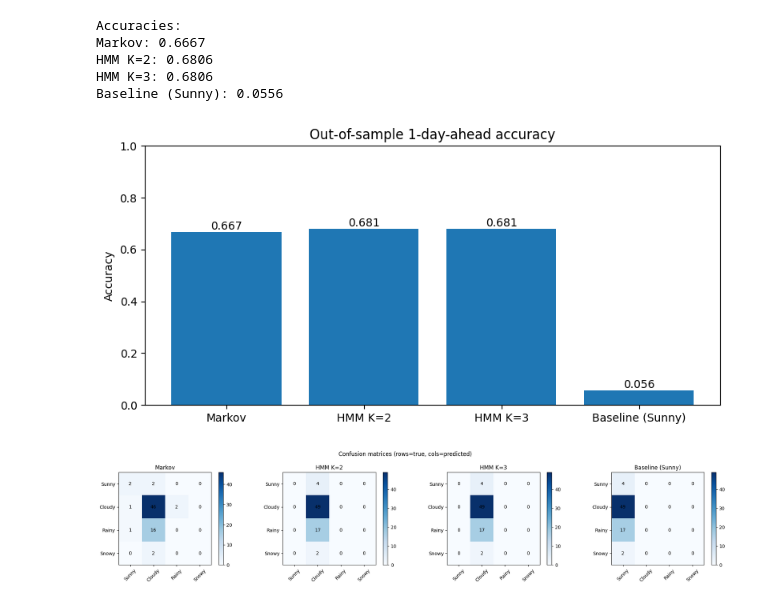
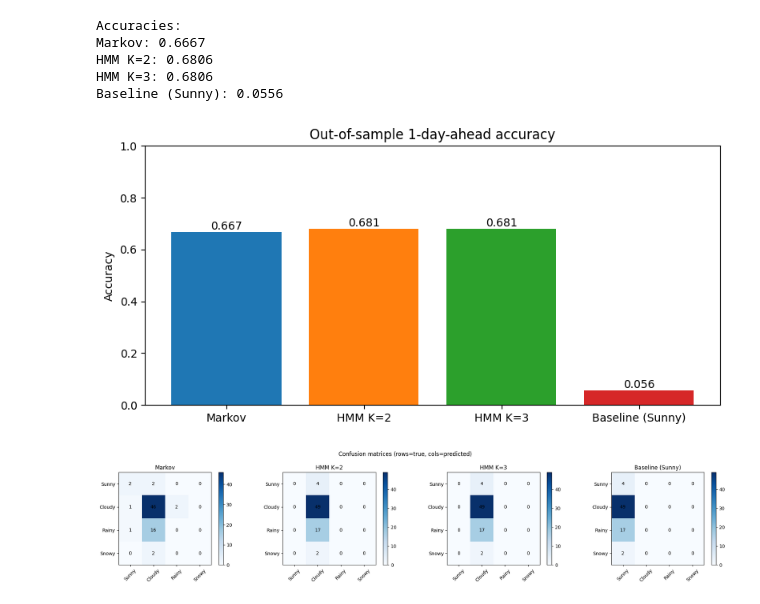
Before and after one commit to a-yahan/F25-COMP560-Final-Project, a Jupyter notebook: Markov_HMM.ipynb, the cells around one changed output. Cells and saved outputs as stored; diff of their text form; code cells hidden in the pictures.

```diff
--- a/Markov_HMM.ipynb
+++ b/Markov_HMM.ipynb
@@ -296,7 +301,7 @@ def markov_baseline_with_laplace(labels_train, labels_test, states, cat_to_idx,
 import matplotlib.pyplot as plt
 import numpy as np
 
-# Recreate train/test split used earlier (same split for Markov and HMM)
+# Recreate train/test split used earlier
 N = len(observations)
 split = int(N * 0.8)
 obs_train = observations[:split]
@@ -304,45 +309,41 @@ labels_train = labels[:split]
 obs_test = observations[split:]
 labels_test = labels[split:]
 
-# Markov baseline with Laplace (add-one) smoothing, trained on training labels
-preds_markov, true_markov, acc_markov, trans = markov_baseline_with_laplace(
-    labels_train, labels_test, states, state_index, alpha=1.0
-)
+# Markov baseline trained on training labels
+trans_counts = np.zeros((len(states), len(states)))
+for i in range(len(labels_train)-1):
+    trans_counts[state_index[labels_train[i]], state_index[labels_train[i+1]]] += 1
+trans = trans_counts / (trans_counts.sum(axis=1, keepdims=True) + 1e-12)
+
+# Markov predictions for test (predict t+1 from today's true label)
+preds_markov = []
+for i in range(len(labels_test)-1):
+    today = labels_test[i]
+    probs = trans[state_index[today]]
+    preds_markov.append(states[int(np.argmax(probs))])
+true_markov = labels_test[1:]
+acc_markov = np.mean([p==t for p,t in zip(preds_markov, true_markov)])
 
 # Baseline: always predict most frequent label in training set
 most_freq = pd.Series(labels_train).mode().iloc[0]
-preds_baseline = [most_freq] * (len(labels_test) - 1)
-acc_baseline = np.mean([p == t for p, t in zip(preds_baseline, true_markov)])
+preds_baseline = [most_freq] * (len(labels_test)-1)
+acc_baseline = np.mean([p==t for p,t in zip(preds_baseline, true_markov)])
 
 # HMM predictions for K=2 and K=3
 results_preds = {}
 for K in [2, 3]:
-    # Train Gaussian HMM on obs_train
-    pi_h, A_h, means_h, stds_h, loglik = baum_welch(
-        obs_train, K, max_iter=200, tol=1e-4, random_state=1
-    )
-
-    # Learn hidden->category mapping from training data
-    M = learn_mapping_hidden_to_cats(
-        obs_train, labels_train, pi_h, A_h, means_h, stds_h, states, state_index
-    )
-
-    # Compute alpha for full sequence (train + test)
+    pi_h, A_h, means_h, stds_h, loglik = baum_welch(obs_train, K, max_iter=200, tol=1e-4, random_state=1)
+    M = learn_mapping_hidden_to_cats(obs_train, labels_train, pi_h, A_h, means_h, stds_h, states, state_index)
     obs_all = np.concatenate([obs_train, obs_test])
-    alpha_all, _, _, _, _ = forward_backward_scaled(
-        obs_all, pi_h, A_h, means_h, stds_h
-    )
-
-    # 1-step-ahead predictions on the test window
+    alpha_all, _, _, _, _ = forward_backward_scaled(obs_all, pi_h, A_h, means_h, stds_h)
     preds_hmm = []
     for i in range(split, split + len(obs_test) - 1):
         alpha_t = alpha_all[i]
         pred_hidden_next = alpha_t @ A_h
         pred_cat_probs = pred_hidden_next @ M
         preds_hmm.append(states[int(np.argmax(pred_cat_probs))])
-
-    true_hmm = labels[split + 1 : split + len(obs_test)]
-    acc_hmm = np.mean([p == t for p, t in zip(preds_hmm, true_hmm)])
+    true_hmm = labels[split+1: split+len(obs_test)]
+    acc_hmm = np.mean([p==t for p,t in zip(preds_hmm, true_hmm)])
     results_preds[f'hmm_K_{K}'] = {'preds': preds_hmm, 'acc': acc_hmm}
 
 # Collect accuracies
@@ -350,23 +351,23 @@ accuracies = {
     'Markov': acc_markov,
     'HMM K=2': results_preds['hmm_K_2']['acc'],
     'HMM K=3': results_preds['hmm_K_3']['acc'],
-    f'Baseline ({most_freq})': acc_baseline,
+    f'Baseline ({most_freq})': acc_baseline
 }
 
 print('Accuracies:')
-for k, v in accuracies.items():
+for k,v in accuracies.items():
     print(f'{k}: {v:.4f}')
 
 # Bar chart of accuracies
-plt.figure(figsize=(8, 4))
+plt.figure(figsize=(8,4))
 names = list(accuracies.keys())
 vals = [accuracies[n] for n in names]
-bars = plt.bar(names, vals)
-plt.ylim(0, 1)
+bars = plt.bar(names, vals, color=['C0','C1','C2','C3'])
+plt.ylim(0,1)
 plt.ylabel('Accuracy')
 plt.title('Out-of-sample 1-day-ahead accuracy')
 for bar, v in zip(bars, vals):
-    plt.text(bar.get_x() + bar.get_width() / 2, v + 0.01, f'{v:.3f}', ha='center')
+    plt.text(bar.get_x() + bar.get_width()/2, v + 0.01, f'{v:.3f}', ha='center')
 plt.tight_layout()
 plt.show()
 
@@ -375,42 +376,37 @@ def confusion_matrix_counts(true, pred, cats, cat_to_idx):
     C = len(cats)
     cm = np.zeros((C, C), dtype=int)
     for t, p in zip(true, pred):
         cm[cat_to_idx[t], cat_to_idx[p]] += 1
     return cm
 
 # Plot confusion matrices: order = Markov, HMM K=2, HMM K=3, Baseline
-fig, axes = plt.subplots(1, 4, figsize=(20, 4))
+fig, axes = plt.subplots(1,4, figsize=(20,4))
 models = ['Markov', 'HMM K=2', 'HMM K=3', f'Baseline ({most_freq})']
-pred_lists = [
-    preds_markov,
-    results_preds['hmm_K_2']['preds'],
-    results_preds['hmm_K_3']['preds'],
-    preds_baseline,
-]
+pred_lists = [preds_markov, results_preds['hmm_K_2']['preds'], results_preds['hmm_K_3']['preds'], preds_baseline]
 true_lists = [true_markov, true_hmm, true_hmm, true_markov]
 
 for ax, name, true_l, pred_l in zip(axes, models, true_lists, pred_lists):
     cm = confusion_matrix_counts(true_l, pred_l, states, state_index)
     im = ax.imshow(cm, cmap='Blues')
     ax.set_title(name)
     ax.set_xticks(range(len(states)))
     ax.set_yticks(range(len(states)))
     ax.set_xticklabels(states, rotation=45)
     ax.set_yticklabels(states)
-    # annotate counts in each cell
+    # annotate
     for i in range(len(states)):
         for j in range(len(states)):
-            ax.text(j, i, str(cm[i, j]), ha='center', va='center', color='black')
+            ax.text(j, i, str(cm[i,j]), ha='center', va='center', color='black')
     fig.colorbar(im, ax=ax)
 
 plt.suptitle('Confusion matrices (rows=true, cols=predicted)')
-plt.tight_layout(rect=[0, 0, 1, 0.95])
+plt.tight_layout(rect=[0,0,1,0.95])
 plt.show()
 # %% [output]
 Accuracies:
 Markov: 0.6667
 HMM K=2: 0.6806
 HMM K=3: 0.6806
 Baseline (Sunny): 0.0556
-[figure, old version]
+[figure, new version]
 [figure]
```
Also changed, not shown: parts of 7 cells of this notebook, 1 other file.
